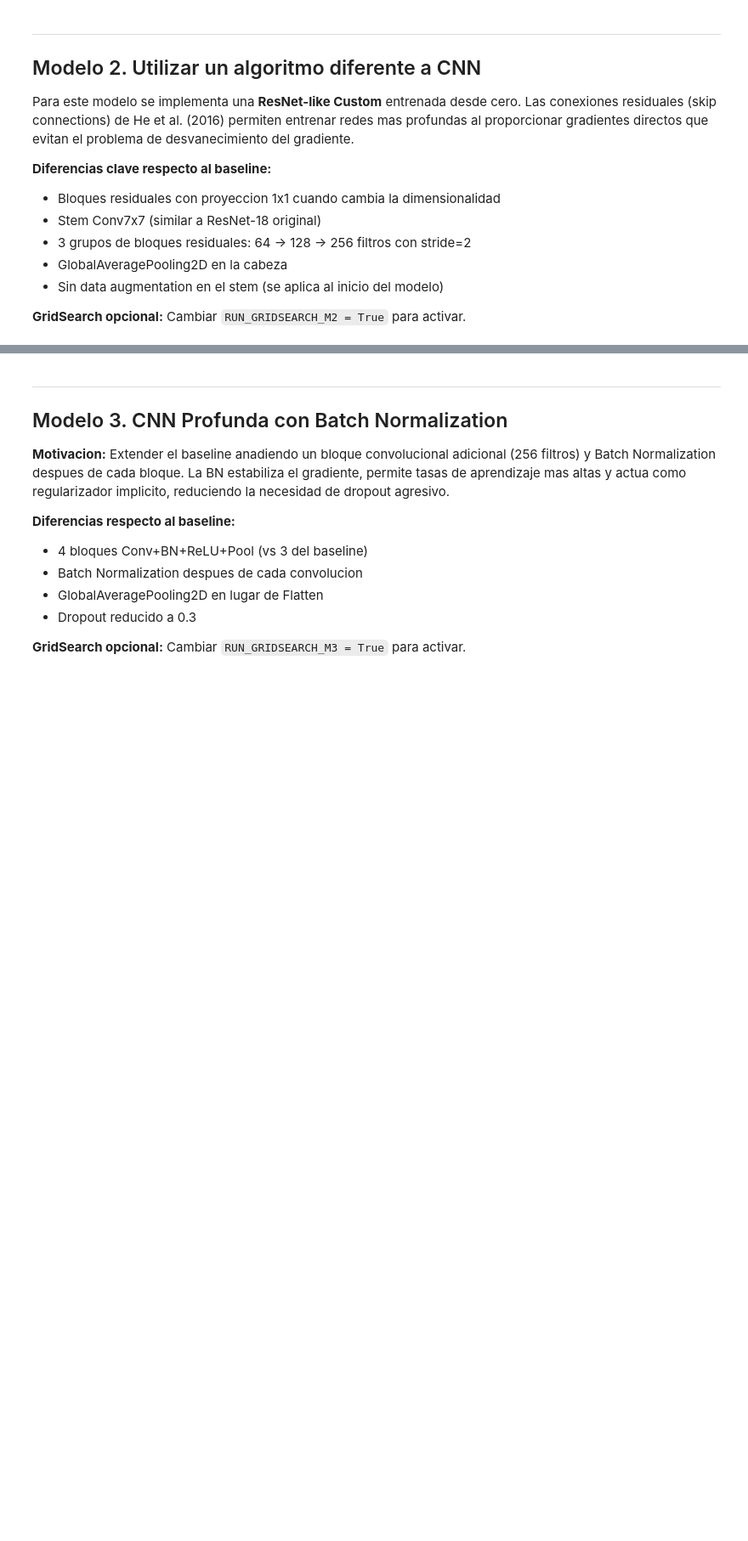
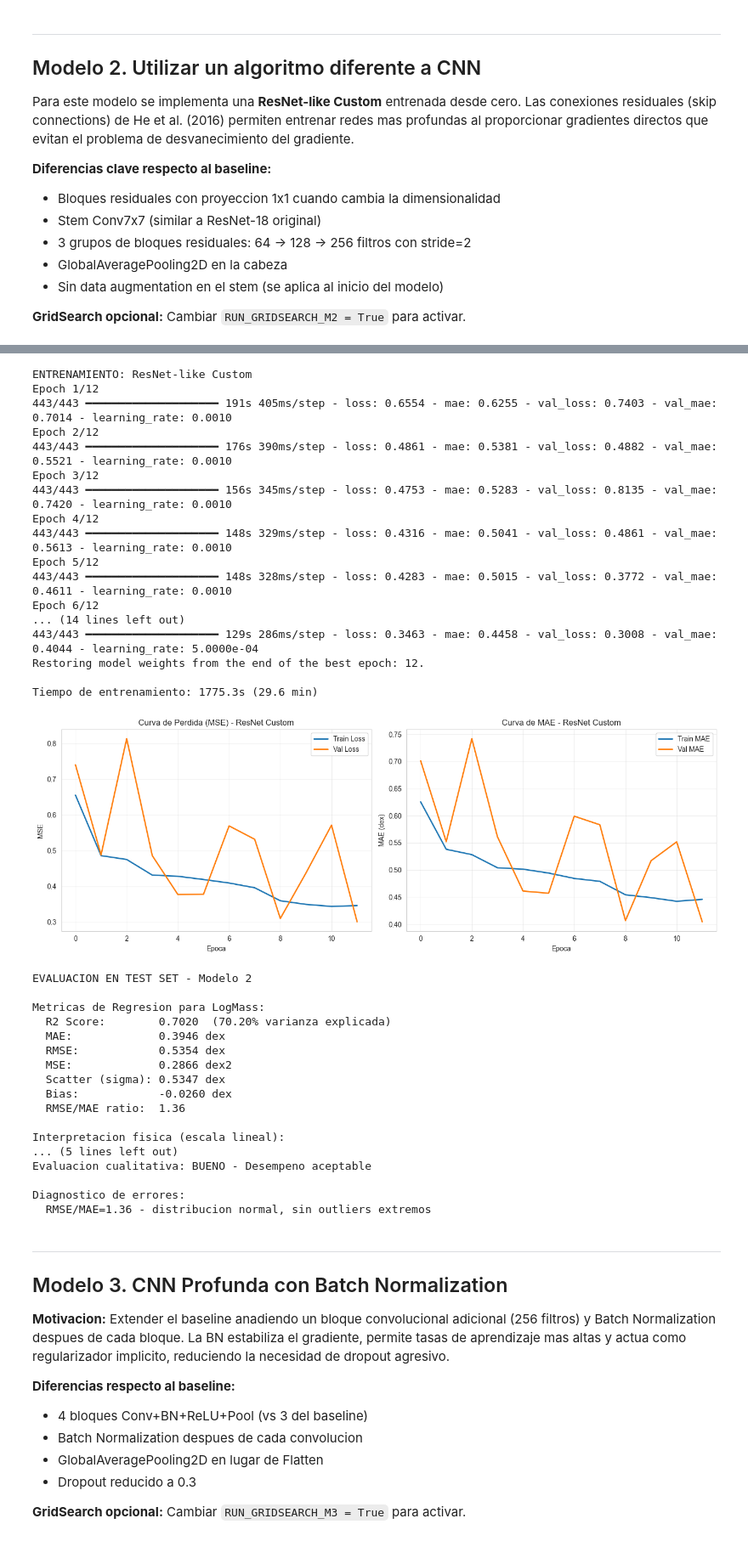
Before and after one commit to GusMorales14/Avance4.-61, a Jupyter notebook: Avance4.61.ipynb, the cells around one changed output, grey strips where cells are left out. Shown at 85% size. Saved outputs shown, nothing was run; the diff lists cells and outputs as text; code cells hidden in the pictures; blank space fills up the shorter version.

Commit message:
Entrenamiento de Resnet

```diff
--- a/Avance4.61.ipynb
+++ b/Avance4.61.ipynb
@@ -799,16 +851,52 @@ else:
 # %%
 print("ENTRENAMIENTO: ResNet-like Custom")
 
-history_m2, time_m2 = train_model(model_m2, train_ds, val_ds, epochs=35, patience=8)
+history_m2, time_m2 = train_model(model_m2, train_ds, val_ds, epochs=12, patience=8)
 plot_training_curves(history_m2, "ResNet Custom")
 
 print("\nEVALUACION EN TEST SET - Modelo 2\n")
 y_test_m2, y_pred_m2 = get_predictions(model_m2, test_ds)
 metrics_m2 = evaluate_regression_complete(y_test_m2, y_pred_m2, "LogMass")
 metrics_m2.update({'Params': model_m2.count_params(),
                    'Train_Time_s': time_m2,
                    'Epochs_Run': len(history_m2.history['loss'])})
 results_registry["M2_ResNet_Custom"] = metrics_m2
+# %% [output]
+ENTRENAMIENTO: ResNet-like Custom
+Epoch 1/12
+443/443 ━━━━━━━━━━━━━━━━━━━━ 191s 405ms/step - loss: 0.6554 - mae: 0.6255 - val_loss: 0.7403 - val_mae: 0.7014 - learning_rate: 0.0010
+Epoch 2/12
+443/443 ━━━━━━━━━━━━━━━━━━━━ 176s 390ms/step - loss: 0.4861 - mae: 0.5381 - val_loss: 0.4882 - val_mae: 0.5521 - learning_rate: 0.0010
+Epoch 3/12
+443/443 ━━━━━━━━━━━━━━━━━━━━ 156s 345ms/step - loss: 0.4753 - mae: 0.5283 - val_loss: 0.8135 - val_mae: 0.7420 - learning_rate: 0.0010
+Epoch 4/12
+443/443 ━━━━━━━━━━━━━━━━━━━━ 148s 329ms/step - loss: 0.4316 - mae: 0.5041 - val_loss: 0.4861 - val_mae: 0.5613 - learning_rate: 0.0010
+Epoch 5/12
+443/443 ━━━━━━━━━━━━━━━━━━━━ 148s 328ms/step - loss: 0.4283 - mae: 0.5015 - val_loss: 0.3772 - val_mae: 0.4611 - learning_rate: 0.0010
+Epoch 6/12
+... (14 lines left out)
+443/443 ━━━━━━━━━━━━━━━━━━━━ 129s 286ms/step - loss: 0.3463 - mae: 0.4458 - val_loss: 0.3008 - val_mae: 0.4044 - learning_rate: 5.0000e-04
+Restoring model weights from the end of the best epoch: 12.
+
+Tiempo de entrenamiento: 1775.3s (29.6 min)
+[figure, added]
+EVALUACION EN TEST SET - Modelo 2
+
+Metricas de Regresion para LogMass:
+  R2 Score:        0.7020  (70.20% varianza explicada)
+  MAE:             0.3946 dex
+  RMSE:            0.5354 dex
+  MSE:             0.2866 dex2
+  Scatter (sigma): 0.5347 dex
+  Bias:            -0.0260 dex
+  RMSE/MAE ratio:  1.36
+
+Interpretacion fisica (escala lineal):
+... (5 lines left out)
+Evaluacion cualitativa: BUENO - Desempeno aceptable
+
+Diagnostico de errores:
+  RMSE/MAE=1.36 - distribucion normal, sin outliers extremos
 # %% [markdown]
 ---
 ## Modelo 3. CNN Profunda con Batch Normalization
```
Also changed, not shown: parts of 13 cells of this notebook.
